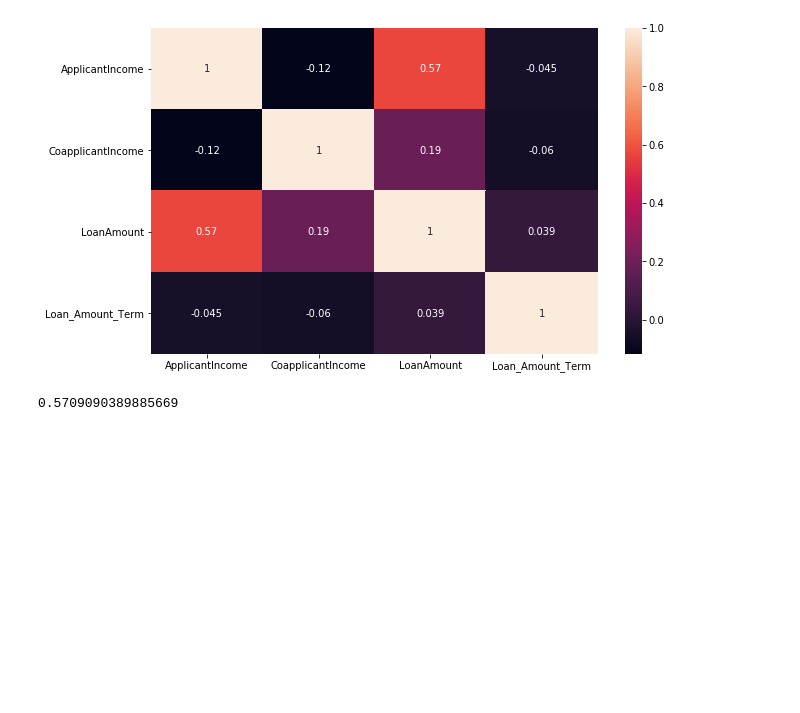
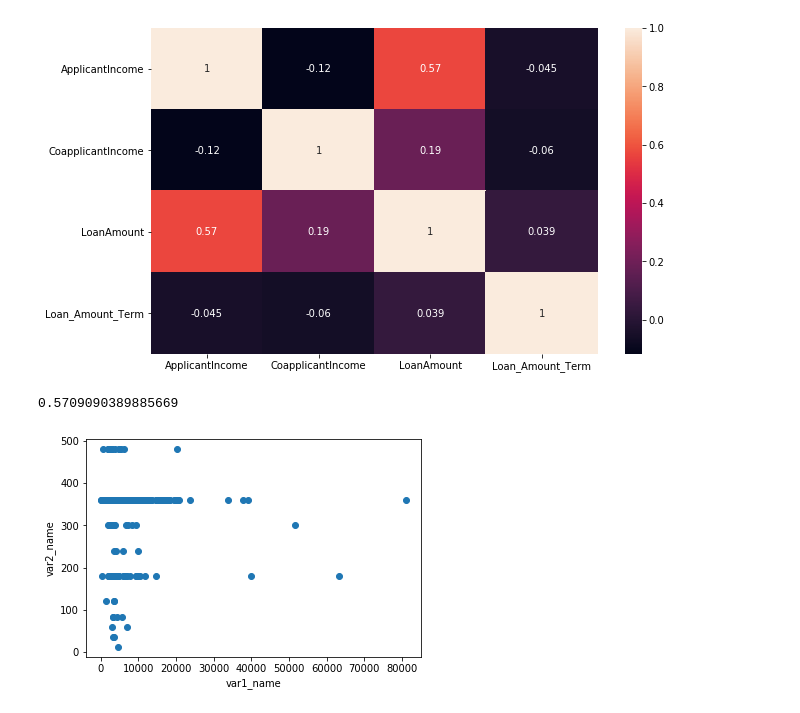
Before and after one commit to NabilBis/Loan-Prediction, a Jupyter notebook: Loan Prediction.ipynb, the cells around one changed output. Cells and saved outputs as stored; diff of their text form; code cells hidden in the pictures; blank space fills up the shorter version.

```diff
--- a/Loan Prediction.ipynb
+++ b/Loan Prediction.ipynb
@@ -950,3 +950,13 @@ pearson = data.ApplicantIncome.corr(data.LoanAmount, method ='pearson', min_peri
 pearson
 # %% [output]
 0.5709090389885669
+# %%
+def scatter_vars(var1, var2):
+    plt.scatter(var1, var2)
+    plt.xlabel('var1_name')
+    plt.ylabel('var2_name')
+    plt.show()
+# %%
+scatter_vars(data.ApplicantIncome, data.Loan_Amount_Term)
+# %% [output]
+[figure, added]
```
Also changed, not shown: parts of 1 cell of this notebook.
